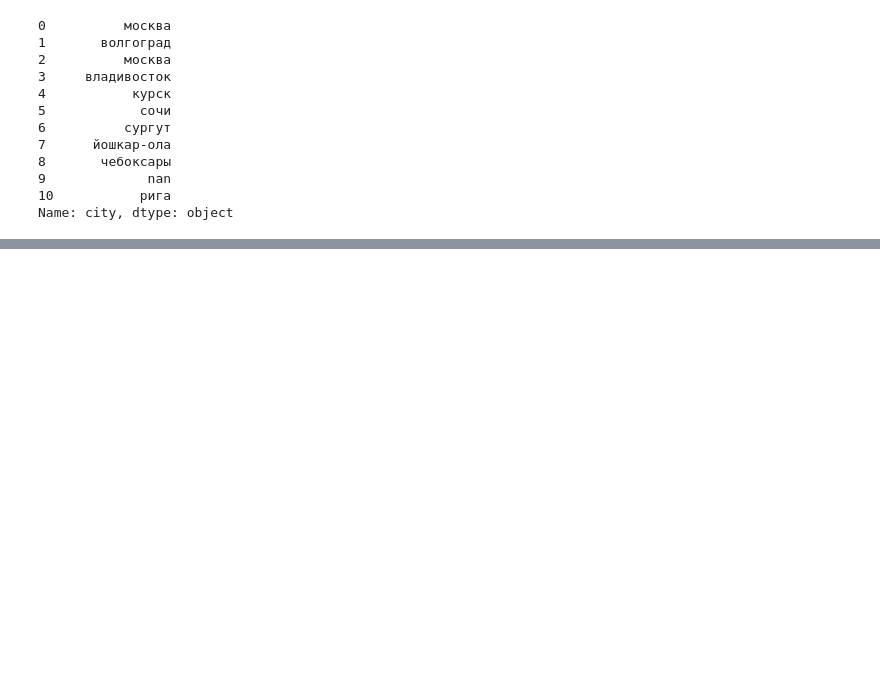
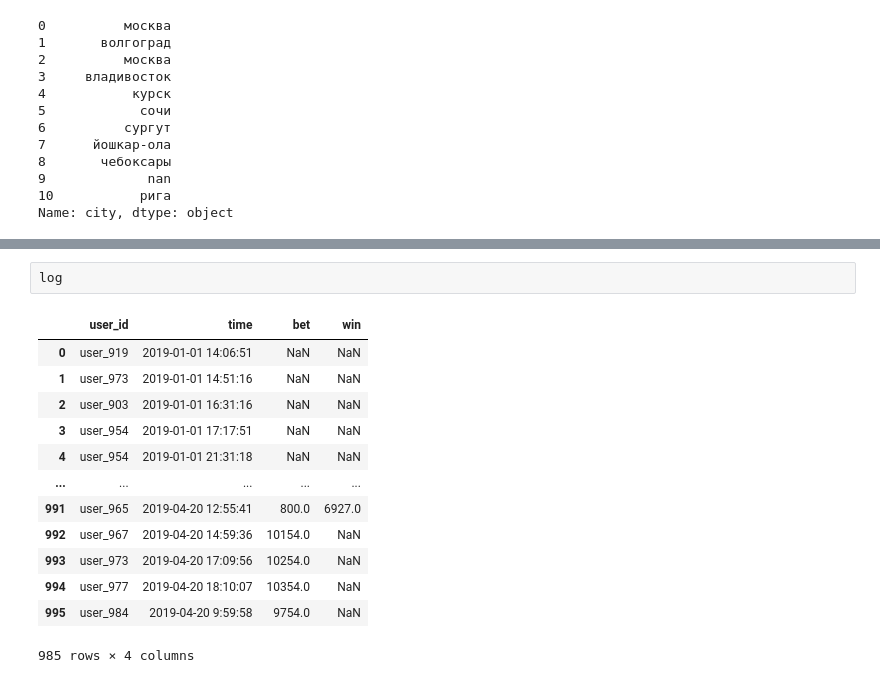
Before and after one commit to Sabirida/SF_Data_Science, a Jupyter notebook: Pandas/Pandas_2.ipynb, the cells around one changed output, grey strips where cells are left out. Drawn from its saved outputs; the diff is of its cells as text; blank space fills up the shorter version.

```diff
--- a/Pandas/Pandas_2.ipynb
+++ b/Pandas/Pandas_2.ipynb
@@ -297,0 +296,16 @@ NameError: name 'pd' is not defined
+# %%
+log
+# %% [output]
+|  | user_id | time | bet | win |
+| 0 | user_919 | 2019-01-01 14:06:51 | NaN | NaN |
+| 1 | user_973 | 2019-01-01 14:51:16 | NaN | NaN |
+| 2 | user_903 | 2019-01-01 16:31:16 | NaN | NaN |
+| 3 | user_954 | 2019-01-01 17:17:51 | NaN | NaN |
+| 4 | user_954 | 2019-01-01 21:31:18 | NaN | NaN |
+| ... | ... | ... | ... | ... |
+| 991 | user_965 | 2019-04-20 12:55:41 | 800.0 | 6927.0 |
+| 992 | user_967 | 2019-04-20 14:59:36 | 10154.0 | NaN |
+| 993 | user_973 | 2019-04-20 17:09:56 | 10254.0 | NaN |
+| 994 | user_977 | 2019-04-20 18:10:07 | 10354.0 | NaN |
+| 995 | user_984 | 2019-04-20 9:59:58 | 9754.0 | NaN |
+985 rows × 4 columns
```
Also changed, not shown: parts of 3 cells of this notebook, 2 other files.
